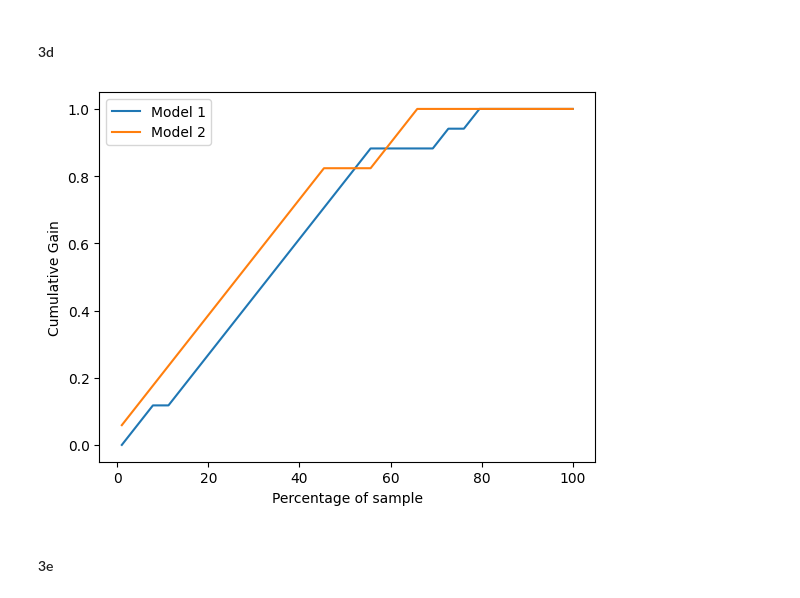
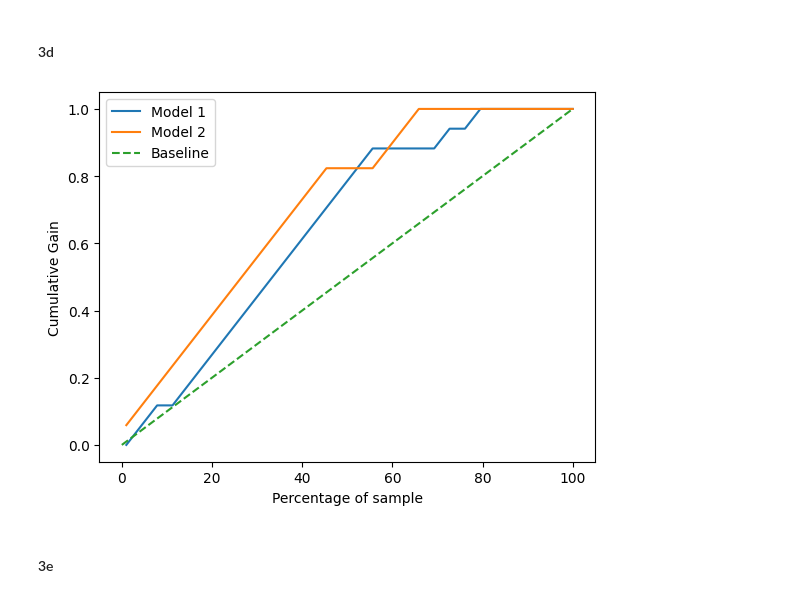
Before and after one commit to yismailuofa/mlabs, a Jupyter notebook: a1/a1.ipynb, the cells around one changed output. Saved outputs shown, nothing was run; the diff lists cells and outputs as text; code cells hidden in the pictures.

Commit message:
Update graphs

```diff
--- a/a1/a1.ipynb
+++ b/a1/a1.ipynb
@@ -161,21 +161,25 @@ Based on the average class accuracy, Model 2 appears to perform better.
 # %%
 # To plot the cumulative gains chart, we need to sort the data by the score
 df1 = df.sort_values(by="Model 1 Score", ascending=False)
 df2 = df.sort_values(by="Model 2 Score", ascending=False)
 
 # Calculate the cumulative gains
 df1["Cumulative Gain"] = df1["Target"].cumsum() / df1["Target"].sum()
 df2["Cumulative Gain"] = df2["Target"].cumsum() / df2["Target"].sum()
 
 # Plot the cumulative gains
 plt.plot(np.linspace(1, 100, len(df1)), df1["Cumulative Gain"], label="Model 1")
 plt.plot(np.linspace(1, 100, len(df2)), df2["Cumulative Gain"], label="Model 2")
+
+# plot the baseline
+plt.plot([0, 100], [0, 1], label="Baseline", linestyle="--")
+
 plt.legend()
 plt.xlabel("Percentage of sample")
 plt.ylabel("Cumulative Gain")
 plt.show()
 # %% [output]
-[figure, old version]
+[figure, new version]
 # %% [markdown]
 #### 3e
 # %% [markdown]
```
Also changed, not shown: parts of 1 cell of this notebook.
